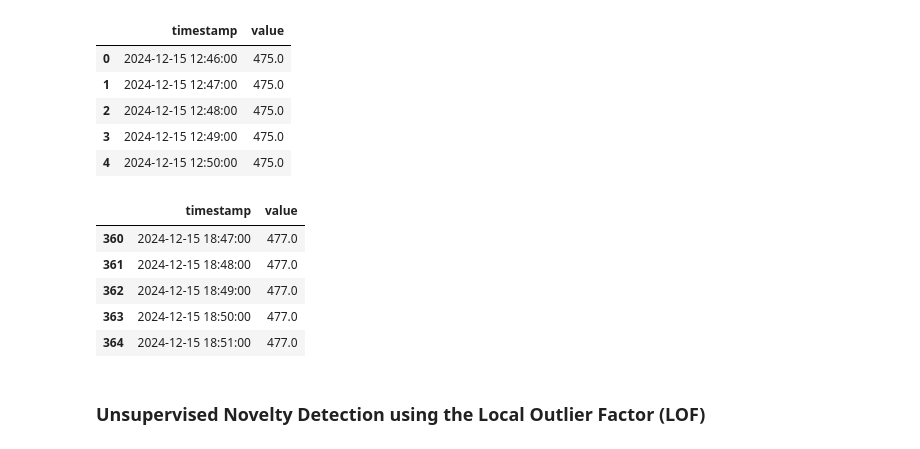
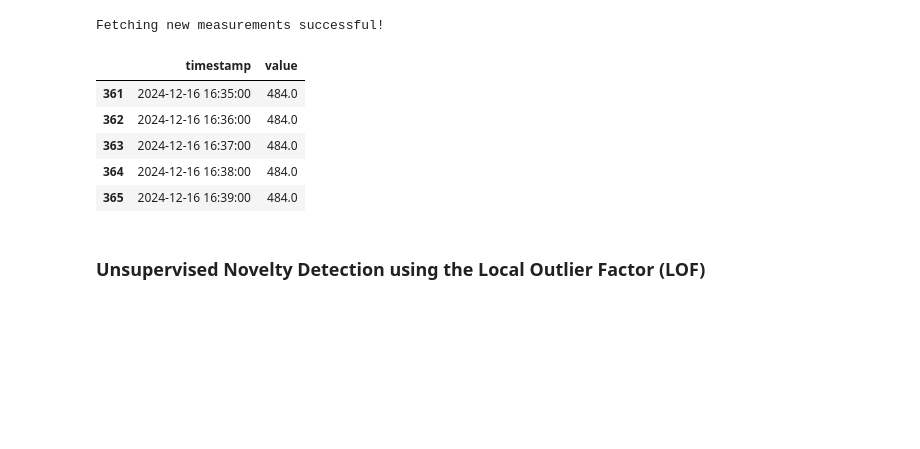
Before and after one commit to Safarveisi/water_level_anomaly_detection, a Jupyter notebook: ops.ipynb, the cells around one changed output. Cells and saved outputs as stored; diff of their text form; code cells hidden in the pictures; blank space fills up the shorter version.

```diff
--- a/ops.ipynb
+++ b/ops.ipynb
@@ -79,27 +83,28 @@ stations_uuid = [station["uuid"] for station in res.json()]
 # %%
 uuid = "b3492c68-8373-4769-9b29-22f66635a478"
 
-ref_df, pred_df = get_station_measurements(
+df_ref, df_pred = get_station_measurements(
     uuid=uuid, reference_window="PT6H", prediction_window="PT1H"
 )
+
+if pred_df is None:
+    print(
+        "There are no new measurements for the requsted station. "
+        "Please try agian later!"
+    )
+else:
+    print("Fetching new measurements successful!")
+# %% [output]
+Fetching new measurements successful!
 # %%
-ref_df.head()
+df_pred.head()
 # %% [output]
 |  | timestamp | value |
-| 0 | 2024-12-15 12:46:00 | 475.0 |
-| 1 | 2024-12-15 12:47:00 | 475.0 |
-| 2 | 2024-12-15 12:48:00 | 475.0 |
-| 3 | 2024-12-15 12:49:00 | 475.0 |
-| 4 | 2024-12-15 12:50:00 | 475.0 |
+| 361 | 2024-12-16 16:35:00 | 484.0 |
+| 362 | 2024-12-16 16:36:00 | 484.0 |
+| 363 | 2024-12-16 16:37:00 | 484.0 |
+| 364 | 2024-12-16 16:38:00 | 484.0 |
+| 365 | 2024-12-16 16:39:00 | 484.0 |
-# %%
-pred_df.head()
-# %% [output]
-|  | timestamp | value |
-| 360 | 2024-12-15 18:47:00 | 477.0 |
-| 361 | 2024-12-15 18:48:00 | 477.0 |
-| 362 | 2024-12-15 18:49:00 | 477.0 |
-| 363 | 2024-12-15 18:50:00 | 477.0 |
-| 364 | 2024-12-15 18:51:00 | 477.0 |
 # %% [markdown]
 ### Unsupervised Novelty Detection using the Local Outlier Factor (LOF)
 # %% [markdown]
```
Also changed, not shown: parts of 5 cells of this notebook.
